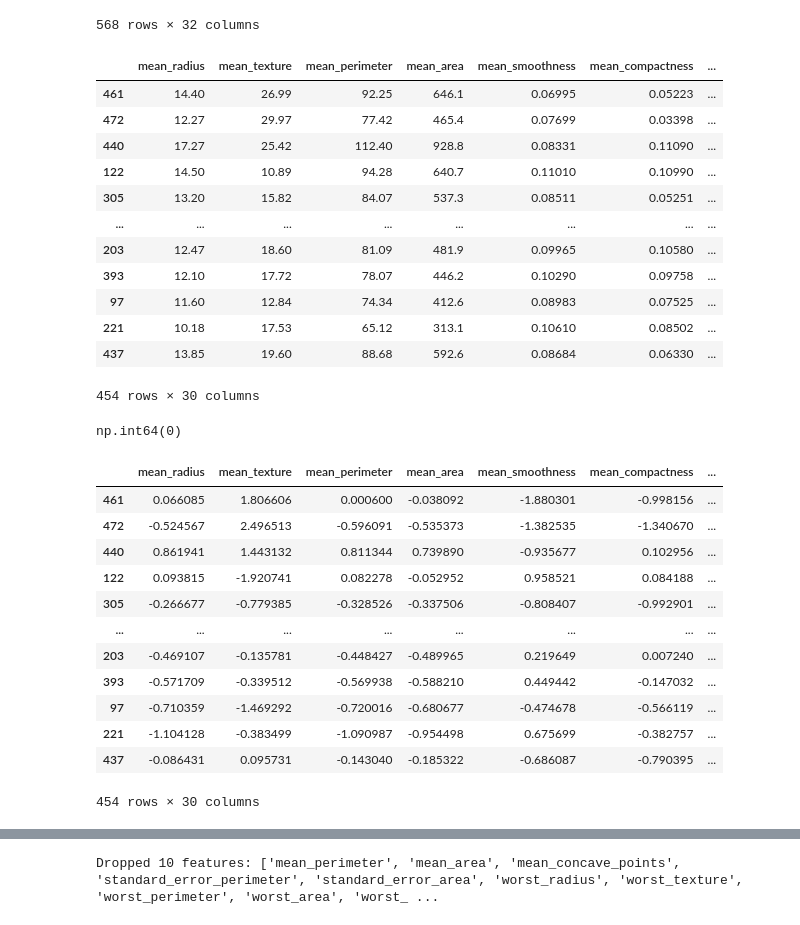
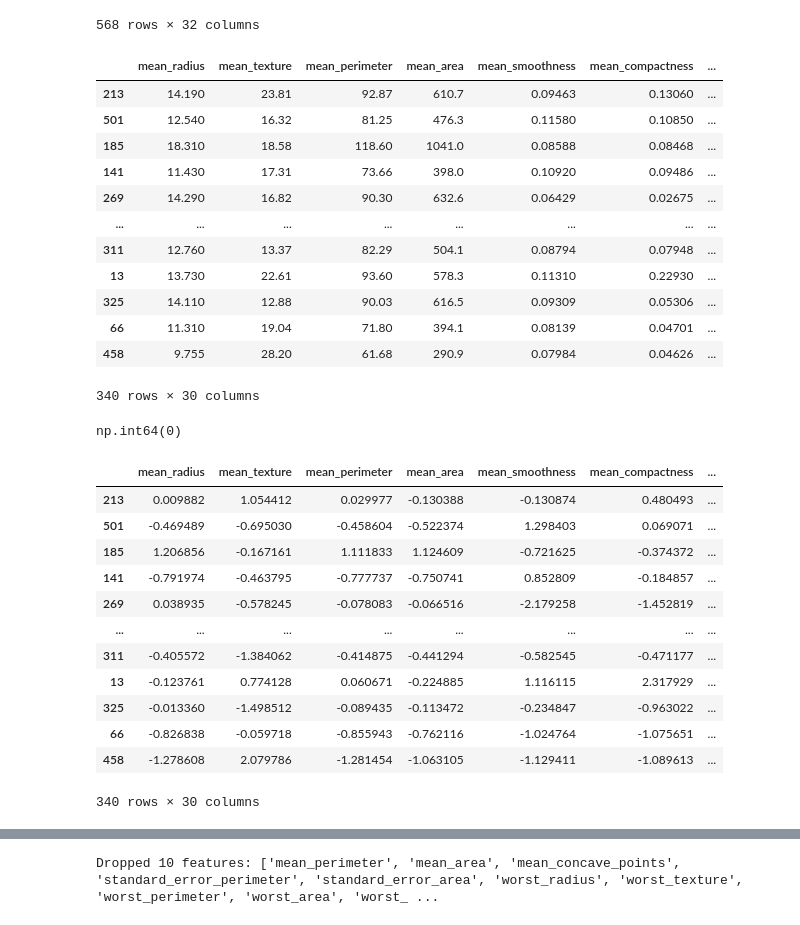
Before and after one commit to jjkim680/Tumor-Classifier, a Jupyter notebook: breastcancer.ipynb, the cells around one changed output, grey strips where cells are left out. Drawn from its saved outputs; the diff is of its cells as text; code cells hidden in the pictures.

```diff
--- a/breastcancer.ipynb
+++ b/breastcancer.ipynb
@@ -115,55 +115,71 @@ df
 | 567 | 92751 | 0 | 7.76 | 24.54 | 47.92 | 181.0 | 0.05263 | ... |
 568 rows × 32 columns
 # %%
-# train test split
 X = df.drop(['id_number', 'diagnosis'], axis=1)
 y = df['diagnosis']
 
-X_train, X_test, y_train, y_test = train_test_split(
-    X, y, test_size = 0.2
+# train test split
+X_temp, X_test, y_temp, y_test = train_test_split(
+    X, y,
+    test_size=0.20,
+    stratify=y,       # balances benign/malignant ratio
 )
+
+# train validation split
+X_train, X_val, y_train, y_val = train_test_split(
+    X_temp, y_temp,
+    test_size=0.25, # 0.8 * 0.25 = 0.2 of original dataset
+    stratify=y_temp,
+)
 # %%
 X_train
 # %% [output]
 |  | mean_radius | mean_texture | mean_perimeter | mean_area | mean_smoothness | mean_compactness | ... |
-| 461 | 14.40 | 26.99 | 92.25 | 646.1 | 0.06995 | 0.05223 | ... |
-| 472 | 12.27 | 29.97 | 77.42 | 465.4 | 0.07699 | 0.03398 | ... |
-| 440 | 17.27 | 25.42 | 112.40 | 928.8 | 0.08331 | 0.11090 | ... |
-| 122 | 14.50 | 10.89 | 94.28 | 640.7 | 0.11010 | 0.10990 | ... |
-| 305 | 13.20 | 15.82 | 84.07 | 537.3 | 0.08511 | 0.05251 | ... |
+| 213 | 14.190 | 23.81 | 92.87 | 610.7 | 0.09463 | 0.13060 | ... |
+| 501 | 12.540 | 16.32 | 81.25 | 476.3 | 0.11580 | 0.10850 | ... |
+| 185 | 18.310 | 18.58 | 118.60 | 1041.0 | 0.08588 | 0.08468 | ... |
+| 141 | 11.430 | 17.31 | 73.66 | 398.0 | 0.10920 | 0.09486 | ... |
+| 269 | 14.290 | 16.82 | 90.30 | 632.6 | 0.06429 | 0.02675 | ... |
 | ... | ... | ... | ... | ... | ... | ... | ... |
-| 203 | 12.47 | 18.60 | 81.09 | 481.9 | 0.09965 | 0.10580 | ... |
-| 393 | 12.10 | 17.72 | 78.07 | 446.2 | 0.10290 | 0.09758 | ... |
-| 97 | 11.60 | 12.84 | 74.34 | 412.6 | 0.08983 | 0.07525 | ... |
-| 221 | 10.18 | 17.53 | 65.12 | 313.1 | 0.10610 | 0.08502 | ... |
-| 437 | 13.85 | 19.60 | 88.68 | 592.6 | 0.08684 | 0.06330 | ... |
+| 311 | 12.760 | 13.37 | 82.29 | 504.1 | 0.08794 | 0.07948 | ... |
+| 13 | 13.730 | 22.61 | 93.60 | 578.3 | 0.11310 | 0.22930 | ... |
+| 325 | 14.110 | 12.88 | 90.03 | 616.5 | 0.09309 | 0.05306 | ... |
+| 66 | 11.310 | 19.04 | 71.80 | 394.1 | 0.08139 | 0.04701 | ... |
+| 458 | 9.755 | 28.20 | 61.68 | 290.9 | 0.07984 | 0.04626 | ... |
-454 rows × 30 columns
+340 rows × 30 columns
 # %%
 # check for missing values
 X_train.isna().sum().sum()
 # %% [output]
 np.int64(0)
 # %%
+scaler = StandardScaler().set_output(transform="pandas")
+
 # standardize columns of training data
-scaler = StandardScaler().set_output(transform="pandas")
-X_train = scaler.fit_transform(X_train)
+X_train_standardized = scaler.fit_transform(X_train)
 
-X_train.columns = other_columns
-X_train
+# standardize validation set
+X_val_standardized = scaler.transform(X_val)
+
+# standardize test set
+X_test_standardized = scaler.transform(X_test)
+
+X_train_standardized.columns = other_columns
+X_train_standardized
 # %% [output]
 |  | mean_radius | mean_texture | mean_perimeter | mean_area | mean_smoothness | mean_compactness | ... |
-| 461 | 0.066085 | 1.806606 | 0.000600 | -0.038092 | -1.880301 | -0.998156 | ... |
-| 472 | -0.524567 | 2.496513 | -0.596091 | -0.535373 | -1.382535 | -1.340670 | ... |
-| 440 | 0.861941 | 1.443132 | 0.811344 | 0.739890 | -0.935677 | 0.102956 | ... |
-| 122 | 0.093815 | -1.920741 | 0.082278 | -0.052952 | 0.958521 | 0.084188 | ... |
-| 305 | -0.266677 | -0.779385 | -0.328526 | -0.337506 | -0.808407 | -0.992901 | ... |
+| 213 | 0.009882 | 1.054412 | 0.029977 | -0.130388 | -0.130874 | 0.480493 | ... |
+| 501 | -0.469489 | -0.695030 | -0.458604 | -0.522374 | 1.298403 | 0.069071 | ... |
+| 185 | 1.206856 | -0.167161 | 1.111833 | 1.124609 | -0.721625 | -0.374372 | ... |
+| 141 | -0.791974 | -0.463795 | -0.777737 | -0.750741 | 0.852809 | -0.184857 | ... |
+| 269 | 0.038935 | -0.578245 | -0.078083 | -0.066516 | -2.179258 | -1.452819 | ... |
 | ... | ... | ... | ... | ... | ... | ... | ... |
-| 203 | -0.469107 | -0.135781 | -0.448427 | -0.489965 | 0.219649 | 0.007240 | ... |
-| 393 | -0.571709 | -0.339512 | -0.569938 | -0.588210 | 0.449442 | -0.147032 | ... |
-| 97 | -0.710359 | -1.469292 | -0.720016 | -0.680677 | -0.474678 | -0.566119 | ... |
-| 221 | -1.104128 | -0.383499 | -1.090987 | -0.954498 | 0.675699 | -0.382757 | ... |
-| 437 | -0.086431 | 0.095731 | -0.143040 | -0.185322 | -0.686087 | -0.790395 | ... |
+| 311 | -0.405572 | -1.384062 | -0.414875 | -0.441294 | -0.582545 | -0.471177 | ... |
+| 13 | -0.123761 | 0.774128 | 0.060671 | -0.224885 | 1.116115 | 2.317929 | ... |
+| 325 | -0.013360 | -1.498512 | -0.089435 | -0.113472 | -0.234847 | -0.963022 | ... |
+| 66 | -0.826838 | -0.059718 | -0.855943 | -0.762116 | -1.024764 | -1.075651 | ... |
+| 458 | -1.278608 | 2.079786 | -1.281454 | -1.063105 | -1.129411 | -1.089613 | ... |
-454 rows × 30 columns
+340 rows × 30 columns
 # %%
 # plot correlation matrix
 plt.figure(figsize=(12,10))
```
Also changed, not shown: parts of 15 cells of this notebook, 1 other file.
